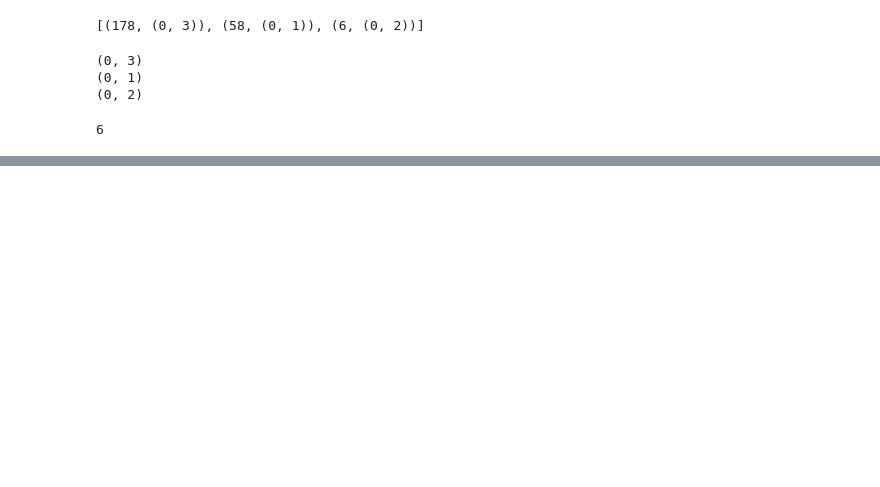
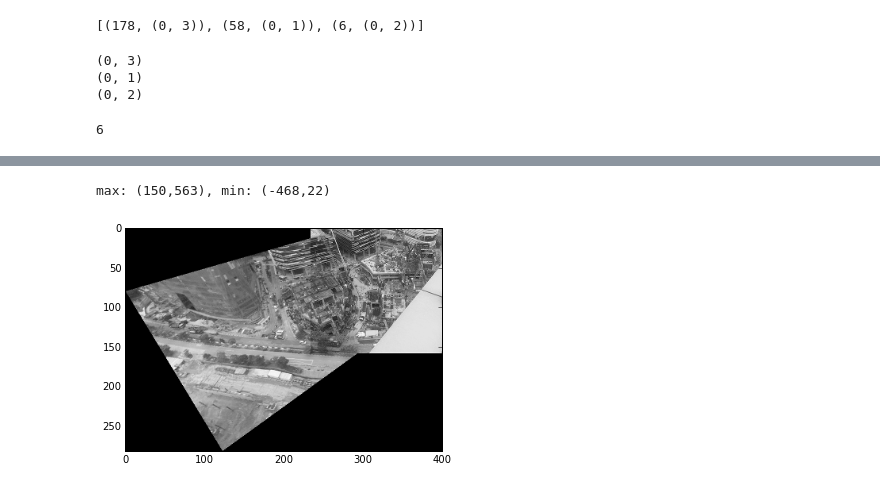
Before and after one commit to arnfred/Mirror-Match, a Jupyter notebook: code/face-cluster/Panorama.ipynb, the cells around one changed output, grey strips where cells are left out. Cells and saved outputs as stored; diff of their text form; code cells hidden in the pictures; blank space fills up the shorter version.

```diff
--- a/code/face-cluster/Panorama.ipynb
+++ b/code/face-cluster/Panorama.ipynb
@@ -233,0 +259,73 @@ list(product([1,2,3],[2,3,4]))
+# %%
+def panorama_step(graph) :
+
+    def getInv(h) :
+        h_inv = numpy.linalg.inv(h)
+        h_inv = h_inv / h_inv[2,2]
+        return h_inv
+
+    counts = graph.ep["counts"]
+    images = graph.vp["images"]
+    homographies = graph.ep["homographies"]
+
+    # Find edge with highest weight
+    max_edge = None
+    for e in graph.edges() :
+        if max_edge == None or counts[e] > counts[max_edge] :
+            max_edge = e
+
+    # Get data about this edge
+    (v1,v2) = max_edge
+    im1 = images[v1]
+    im2 = images[v2]
+    h_1_2 = homographies[max_edge]
+
+    # Combine the images of the two vertices linked by the edge
+    r, h_1_r, h_2_r = combine(im1, im2, h_1_2)
+
+    # Calculate inverse homographies and identity
+    h_r_1 = getInv(h_1_r)
+    h_r_2 = getInv(h_2_r)
+    h_r_r = numpy.identity(3)
+
+    # For all edges leading from and to v1 and v2, recalculate homographies
+    for e in v1.in_edges() :
+        h_k_1 = homographies[e]
+        h_k_r = h_1_r.dot(h_k_1)
+        homographies[e] = h_k_r
+
+    for e in v1.out_edges() :
+        h_1_k = homographies[e]
+        h_r_k = h_1_k.dot(h_r_1)
+        homographies[e] = h_r_k
+
+    for e in v2.in_edges() :
+        h_k_2 = homographies[e]
+        h_k_r = h_2_r.dot(h_k_2)
+        homographies[e] = h_k_r
+
+    for e in v2.out_edges() :
+        h_2_k = homographies[e]
+        h_r_k = h_2_k.dot(h_r_2)
+        homographies[e] = h_r_k
+
+    # Update image for v1
+    images[v1] = r
+
+    # Now move all edges leading to v2 over to v1
+
+
+    # Set link between nodes as identity
+    homographies[(v1,v2)] = h_r_r
+    homographies[(v2,v1)] = h_r_r
+
+
+    images[v2] = r
+
+    # Now produce condensed graph
+
+
+panorama_step(ge)
+# %% [output]
+max: (150,563), min: (-468,22)
+[figure, added]
```
Also changed, not shown: parts of 8 cells of this notebook, 2 other files.
